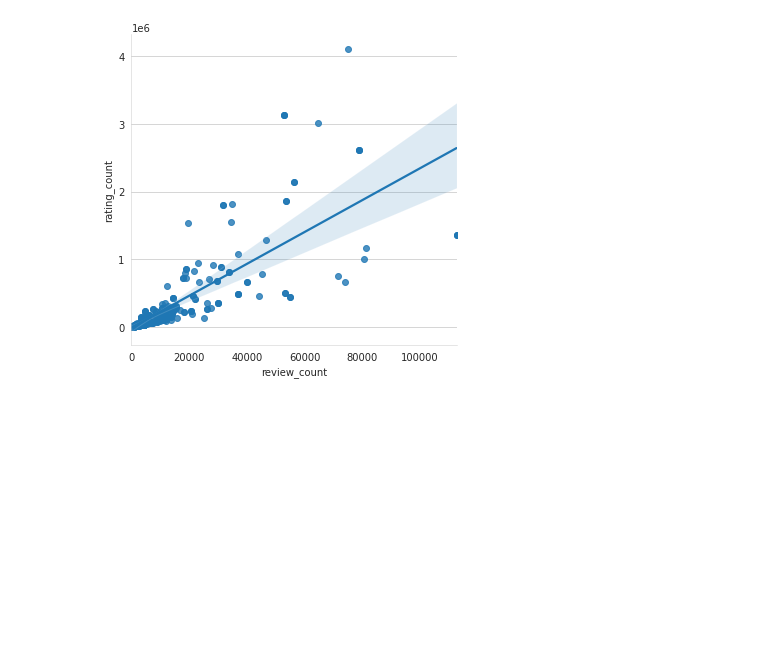
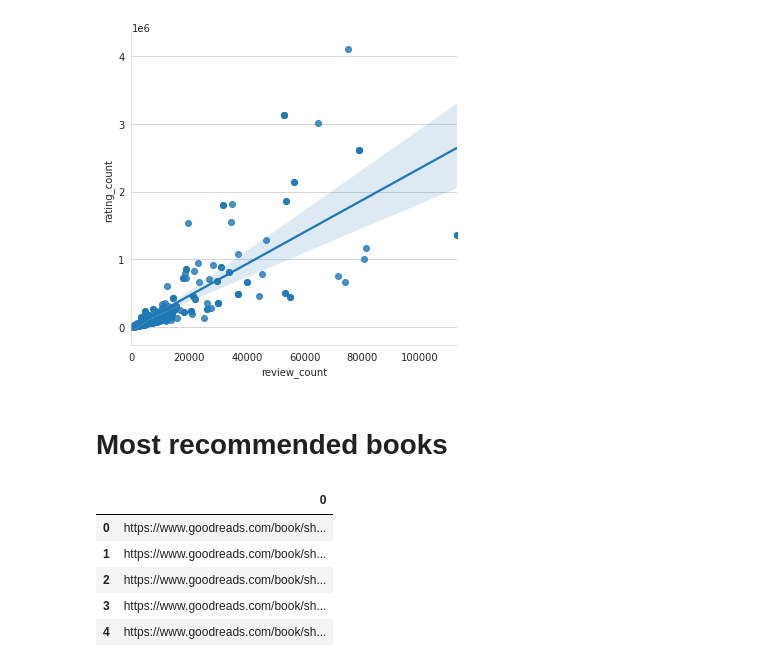
Before and after one commit to mhabib80/Misc.-Data-Analysis-ML, a Jupyter notebook: Goodreads_Webscrapping.ipynb, the cells around one changed output. Saved outputs shown, nothing was run; the diff lists cells and outputs as text; code cells hidden in the pictures; blank space fills up the shorter version.

```diff
--- a/Goodreads_Webscrapping.ipynb
+++ b/Goodreads_Webscrapping.ipynb
@@ -318,3 +317,15 @@ sns.jointplot(data = books_df[books_df['rating_value']!=0], y ='rating_count', x
 sns.lmplot(data = books_df[books_df['rating_value']!=0], y ='rating_count', x='review_count');
 # %% [output]
 [figure]
+# %% [markdown]
+# Most recommended books
+# %%
+urls = pd.read_csv('/content/drive/MyDrive/Data Science/Data Sets/goodreads_links (3).csv', header=None)
+urls.head()
+# %% [output]
+|  | 0 |
+| 0 | https://www.goodreads.com/book/sh... |
+| 1 | https://www.goodreads.com/book/sh... |
+| 2 | https://www.goodreads.com/book/sh... |
+| 3 | https://www.goodreads.com/book/sh... |
+| 4 | https://www.goodreads.com/book/sh... |
```
Also changed, not shown: parts of 12 cells of this notebook.
